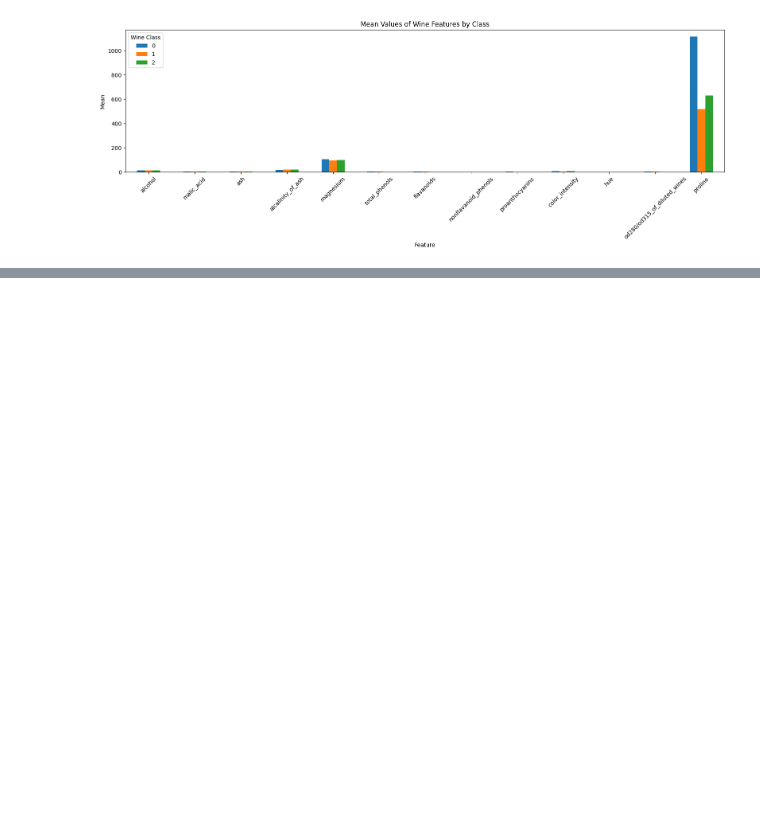
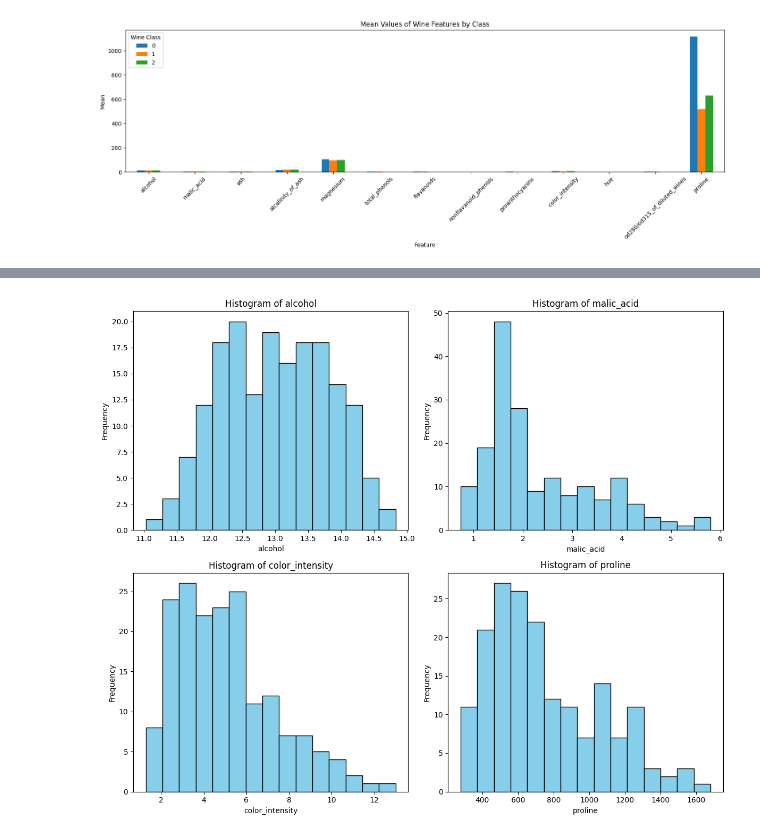
Before and after one commit to Nebulosa-max/data_analysis_assignment, a Jupyter notebook: penguins.ipynb, the cells around one changed output, grey strips where cells are left out. Drawn from its saved outputs; the diff is of its cells as text; code cells hidden in the pictures; blank space fills up the shorter version.

Commit message:
Added visualization and Markdown for Problem 3.

```diff
--- a/penguins.ipynb
+++ b/penguins.ipynb
@@ -110,0 +124,21 @@ plt.show()
+# %%
+import matplotlib.pyplot as plt
+
+# Choose 4 features to visualise
+features = ['alcohol', 'malic_acid', 'color_intensity', 'proline']
+
+# Set up the plot area
+plt.figure(figsize=(12, 10))
+
+# Loop through features and create subplots
+for i, feature in enumerate(features):
+    plt.subplot(2, 2, i + 1)  # 2x2 grid
+    plt.hist(df[feature], bins=15, color='skyblue', edgecolor='black')
+    plt.title(f'Histogram of {feature}')
+    plt.xlabel(feature)
+    plt.ylabel('Frequency')
+
+plt.tight_layout()
+plt.show()
+# %% [output]
+[figure, added]
```
Also changed, not shown: parts of 1 cell of this notebook.
